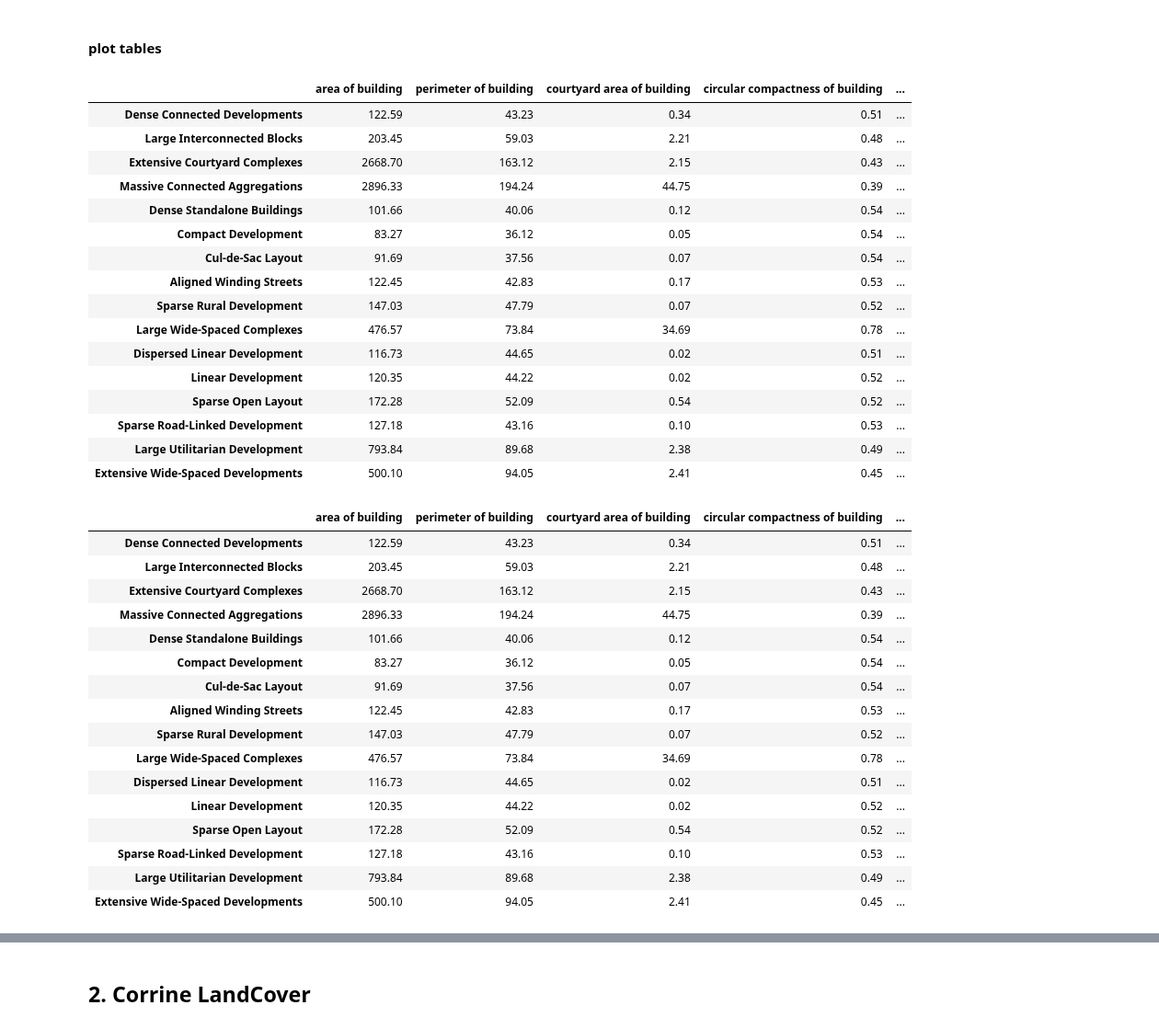
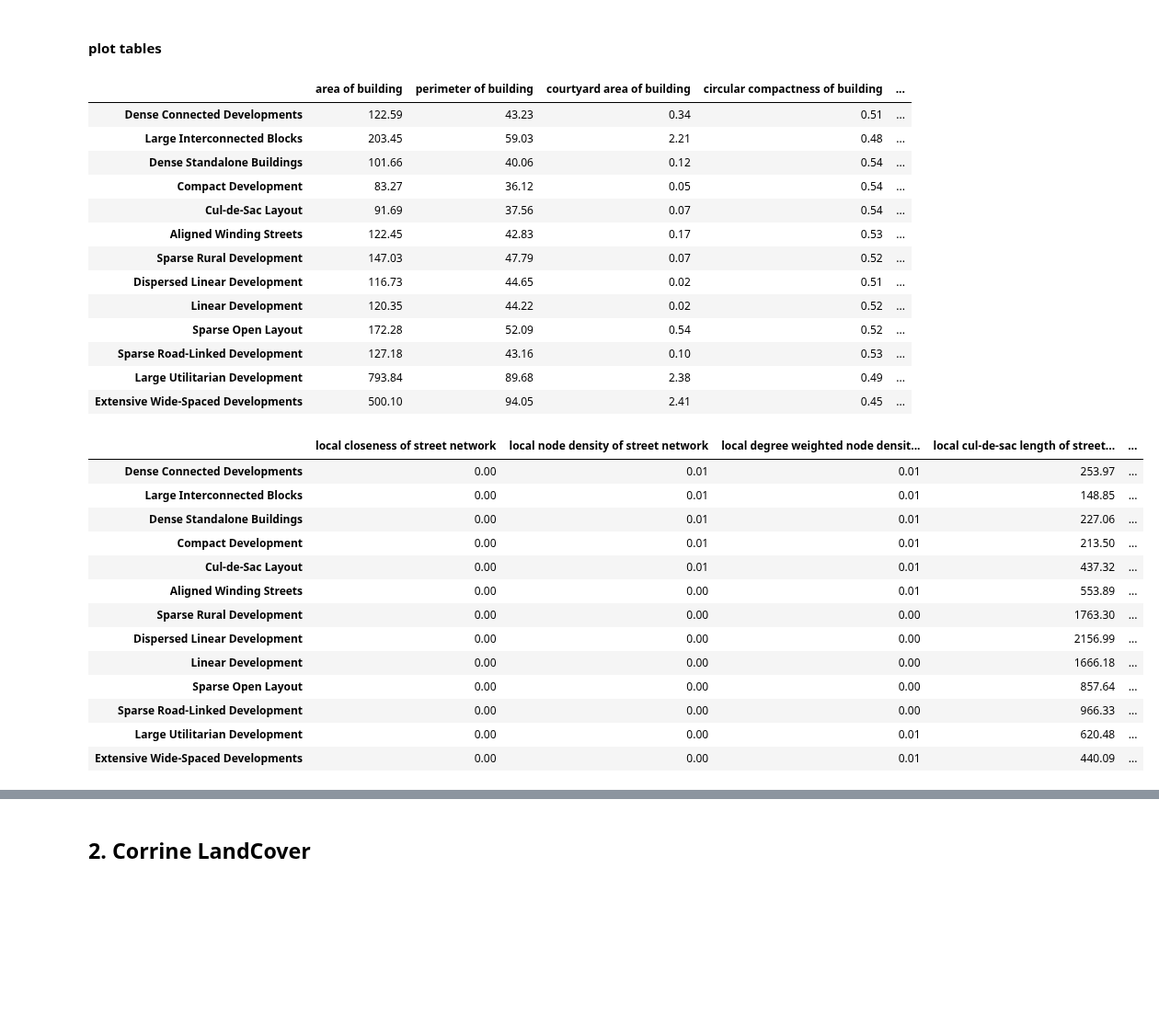
Before and after one commit to uscuni/urban_taxonomy, a Jupyter notebook: code/comparisons.ipynb, the cells around one changed output, grey strips where cells are left out. Shown at 92% size. Drawn from its saved outputs; the diff is of its cells as text; code cells hidden in the pictures; blank space fills up the shorter version.

```diff
--- a/code/comparisons.ipynb
+++ b/code/comparisons.ipynb
@@ -153,9 +169,22 @@ col_subset.shape
+# %%
+col_keys = new_keys.copy()
+to_drop = ['stcSAl','stbOri','stcOri','stbCeA',
+               'ldkAre', 'ldkPer', 'lskCCo', 'lskERI',
+               'lskCWA', 'ltkOri', 'ltkWNB', 'likWBB', 'likWCe',
+              'licBAD',
+              'misBAD',
+               'ssbCCM',
+               'ssbCCD'
+              ]
+
+for k in to_drop:
+    col_keys.pop(k, None)
 # %% [markdown]
 #### plot tables
 # %%
 cluster_centres['limLPS'] = [2.0] * 9 + [-4.8, 2, 2, 2, 2, -4.8, 2]
-table_data = cluster_centres.loc[:, cluster_centres.columns[cluster_centres.columns.isin(list(new_keys.keys()))]]
-table_data.columns = [new_keys[k] for k in table_data.columns]
+table_data = cluster_centres.loc[:, cluster_centres.columns[cluster_centres.columns.isin(list(col_keys.keys()))]]
+table_data.columns = [col_keys[k] for k in table_data.columns]
 table_data.index = table_data.index.map(cluster_4_names).values
 # %%
 cols1 = table_data.columns[:table_data.columns.shape[0] // 2]
@@ -165,19 +194,22 @@ table = table_data.loc[:, cols1]
 f = {
     k: "{:.2f}" for k in table_data.columns.values
 }
-table_data.style.format(f).background_gradient(axis=0, cmap="BuGn")
+table.loc[['Dense Connected Developments', 'Large Interconnected Blocks',
+       'Dense Standalone Buildings', 'Compact Development',
+       'Cul-de-Sac Layout', 'Aligned Winding Streets',
+       'Sparse Rural Development',
+       'Dispersed Linear Development', 'Linear Development',
+       'Sparse Open Layout', 'Sparse Road-Linked Development',
+       'Large Utilitarian Development', 'Extensive Wide-Spaced Developments']].style.format(f).background_gradient(axis=0, cmap="BuGn")
 # %% [output]
 |  | area of building | perimeter of building | courtyard area of building | circular compactness of building | ... |
 | Dense Connected Developments | 122.59 | 43.23 | 0.34 | 0.51 | ... |
 | Large Interconnected Blocks | 203.45 | 59.03 | 2.21 | 0.48 | ... |
-| Extensive Courtyard Complexes | 2668.70 | 163.12 | 2.15 | 0.43 | ... |
-| Massive Connected Aggregations | 2896.33 | 194.24 | 44.75 | 0.39 | ... |
 | Dense Standalone Buildings | 101.66 | 40.06 | 0.12 | 0.54 | ... |
 | Compact Development | 83.27 | 36.12 | 0.05 | 0.54 | ... |
 | Cul-de-Sac Layout | 91.69 | 37.56 | 0.07 | 0.54 | ... |
 | Aligned Winding Streets | 122.45 | 42.83 | 0.17 | 0.53 | ... |
 | Sparse Rural Development | 147.03 | 47.79 | 0.07 | 0.52 | ... |
-| Large Wide-Spaced Complexes | 476.57 | 73.84 | 34.69 | 0.78 | ... |
 | Dispersed Linear Development | 116.73 | 44.65 | 0.02 | 0.51 | ... |
 | Linear Development | 120.35 | 44.22 | 0.02 | 0.52 | ... |
 | Sparse Open Layout | 172.28 | 52.09 | 0.54 | 0.52 | ... |
@@ -187,24 +219,27 @@ table_data.style.format(f).background_gradient(axis=0, cmap="BuGn")
 # %%
 table = table_data.loc[:, cols2]
 f = {
     k: "{:.2f}" for k in table_data.columns.values
 }
-table_data.style.format(f).background_gradient(axis=0, cmap="BuGn")
+table.loc[['Dense Connected Developments', 'Large Interconnected Blocks',
+       'Dense Standalone Buildings', 'Compact Development',
+       'Cul-de-Sac Layout', 'Aligned Winding Streets',
+       'Sparse Rural Development',
+       'Dispersed Linear Development', 'Linear Development',
+       'Sparse Open Layout', 'Sparse Road-Linked Development',
+       'Large Utilitarian Development', 'Extensive Wide-Spaced Developments']].style.format(f).background_gradient(axis=0, cmap="BuGn")
 # %% [output]
-|  | area of building | perimeter of building | courtyard area of building | circular compactness of building | ... |
-| Dense Connected Developments | 122.59 | 43.23 | 0.34 | 0.51 | ... |
-| Large Interconnected Blocks | 203.45 | 59.03 | 2.21 | 0.48 | ... |
-| Extensive Courtyard Complexes | 2668.70 | 163.12 | 2.15 | 0.43 | ... |
-| Massive Connected Aggregations | 2896.33 | 194.24 | 44.75 | 0.39 | ... |
-| Dense Standalone Buildings | 101.66 | 40.06 | 0.12 | 0.54 | ... |
-| Compact Development | 83.27 | 36.12 | 0.05 | 0.54 | ... |
-| Cul-de-Sac Layout | 91.69 | 37.56 | 0.07 | 0.54 | ... |
-| Aligned Winding Streets | 122.45 | 42.83 | 0.17 | 0.53 | ... |
-| Sparse Rural Development | 147.03 | 47.79 | 0.07 | 0.52 | ... |
-| Large Wide-Spaced Complexes | 476.57 | 73.84 | 34.69 | 0.78 | ... |
-| Dispersed Linear Development | 116.73 | 44.65 | 0.02 | 0.51 | ... |
-| Linear Development | 120.35 | 44.22 | 0.02 | 0.52 | ... |
-| Sparse Open Layout | 172.28 | 52.09 | 0.54 | 0.52 | ... |
-| Sparse Road-Linked Development | 127.18 | 43.16 | 0.10 | 0.53 | ... |
-| Large Utilitarian Development | 793.84 | 89.68 | 2.38 | 0.49 | ... |
-| Extensive Wide-Spaced Developments | 500.10 | 94.05 | 2.41 | 0.45 | ... |
+|  | local closeness of street network | local node density of street network | local degree weighted node densit... | local cul-de-sac length of street... | ... |
+| Dense Connected Developments | 0.00 | 0.01 | 0.01 | 253.97 | ... |
+| Large Interconnected Blocks | 0.00 | 0.01 | 0.01 | 148.85 | ... |
+| Dense Standalone Buildings | 0.00 | 0.01 | 0.01 | 227.06 | ... |
+| Compact Development | 0.00 | 0.01 | 0.01 | 213.50 | ... |
+| Cul-de-Sac Layout | 0.00 | 0.01 | 0.01 | 437.32 | ... |
+| Aligned Winding Streets | 0.00 | 0.00 | 0.01 | 553.89 | ... |
+| Sparse Rural Development | 0.00 | 0.00 | 0.00 | 1763.30 | ... |
+| Dispersed Linear Development | 0.00 | 0.00 | 0.00 | 2156.99 | ... |
+| Linear Development | 0.00 | 0.00 | 0.00 | 1666.18 | ... |
+| Sparse Open Layout | 0.00 | 0.00 | 0.00 | 857.64 | ... |
+| Sparse Road-Linked Development | 0.00 | 0.00 | 0.00 | 966.33 | ... |
+| Large Utilitarian Development | 0.00 | 0.00 | 0.01 | 620.48 | ... |
+| Extensive Wide-Spaced Developments | 0.00 | 0.00 | 0.01 | 440.09 | ... |
```
Also changed, not shown: parts of 8 cells of this notebook.
